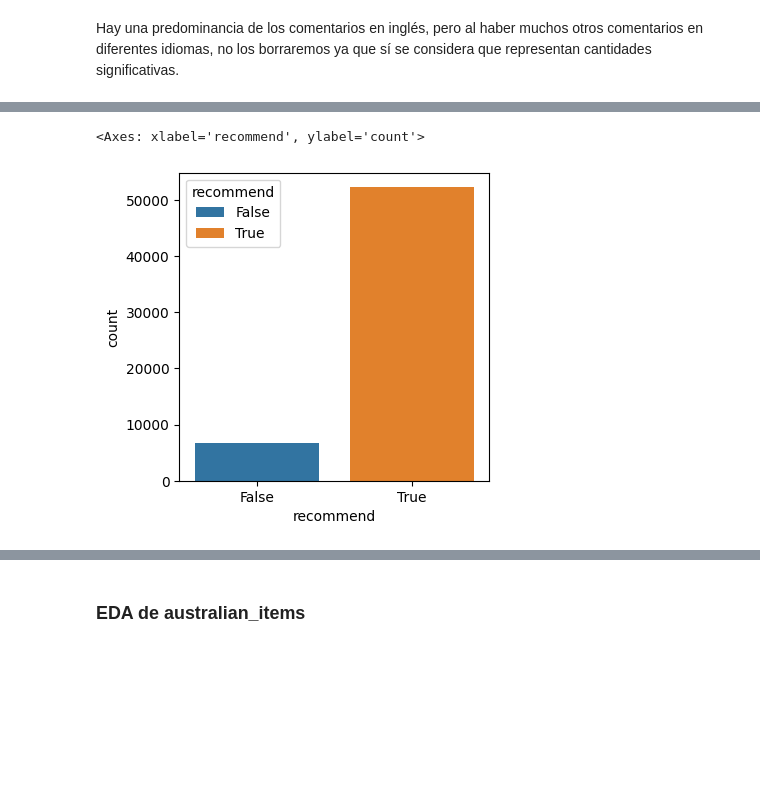
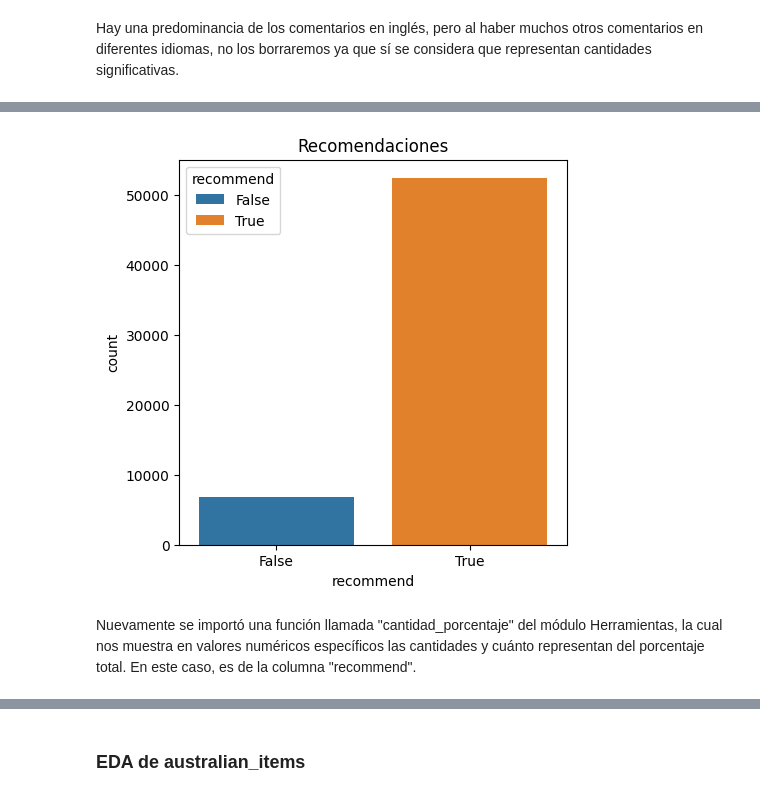
Before and after one commit to MaximilianoTauil/Individual_Proyecto, a Jupyter notebook: Notebooks/EDA.ipynb, the cells around one changed output, grey strips where cells are left out. Cells and saved outputs as stored; diff of their text form; code cells hidden in the pictures; blank space fills up the shorter version.

```diff
--- a/Notebooks/EDA.ipynb
+++ b/Notebooks/EDA.ipynb
@@ -120,9 +159,12 @@ Herr.analizar_datos(data_reviews)
 # %%
-plt.figure(figsize=(4,4))
+plt.figure(figsize=(5,5))
 sns.countplot(data_reviews,x='recommend',hue='recommend')
+plt.title("Recomendaciones")
+plt.show()
 # %% [output]
-<Axes: xlabel='recommend', ylabel='count'>
-[figure, old version]
+[figure, new version]
+# %% [markdown]
+Nuevamente se importó una función llamada "cantidad_porcentaje" del módulo Herramientas, la cual nos muestra en valores numéricos específicos las cantidades y cuánto representan del porcentaje total. En este caso, es de la columna "recommend".
 # %%
 Herr.cantidad_porcentaje(data_reviews,'recommend')
 # %% [output]
```
Also changed, not shown: parts of 50 cells of this notebook, 3 other files.
